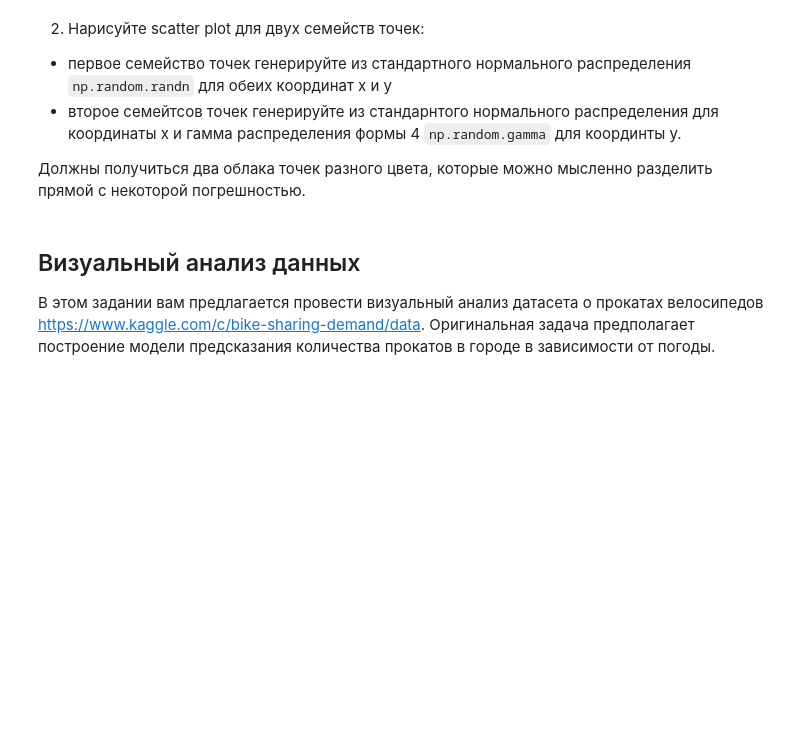
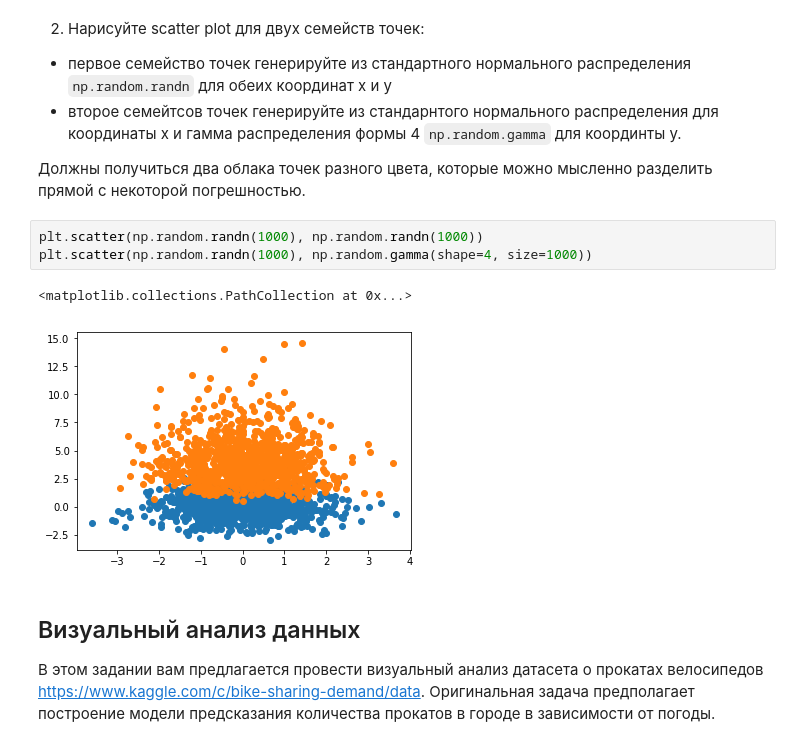
Before and after one commit to evggenshch/7bits_ML_1819, a Jupyter notebook: week3_homework_03-01-visualisation-homework.ipynb, the cells around one changed output. Cells and saved outputs as stored; diff of their text form; blank space fills up the shorter version.

```diff
--- a/week3_homework_03-01-visualisation-homework.ipynb
+++ b/week3_homework_03-01-visualisation-homework.ipynb
@@ -27,6 +36,12 @@ import seaborn as sns
 - второе семейтсов точек генерируйте из стандарнтого нормального распределения для координаты x и гамма распределения формы 4 `np.random.gamma` для координты y.
 
 Должны получиться два облака точек разного цвета, которые можно мысленно разделить прямой с некоторой погрешностью.
+# %%
+plt.scatter(np.random.randn(1000), np.random.randn(1000))
+plt.scatter(np.random.randn(1000), np.random.gamma(shape=4, size=1000))
+# %% [output]
+<matplotlib.collections.PathCollection at 0x...>
+[figure, added]
 # %% [markdown]
 ## Визуальный анализ данных
 
```
Also changed, not shown: parts of 20 cells of this notebook, 9 other files.
